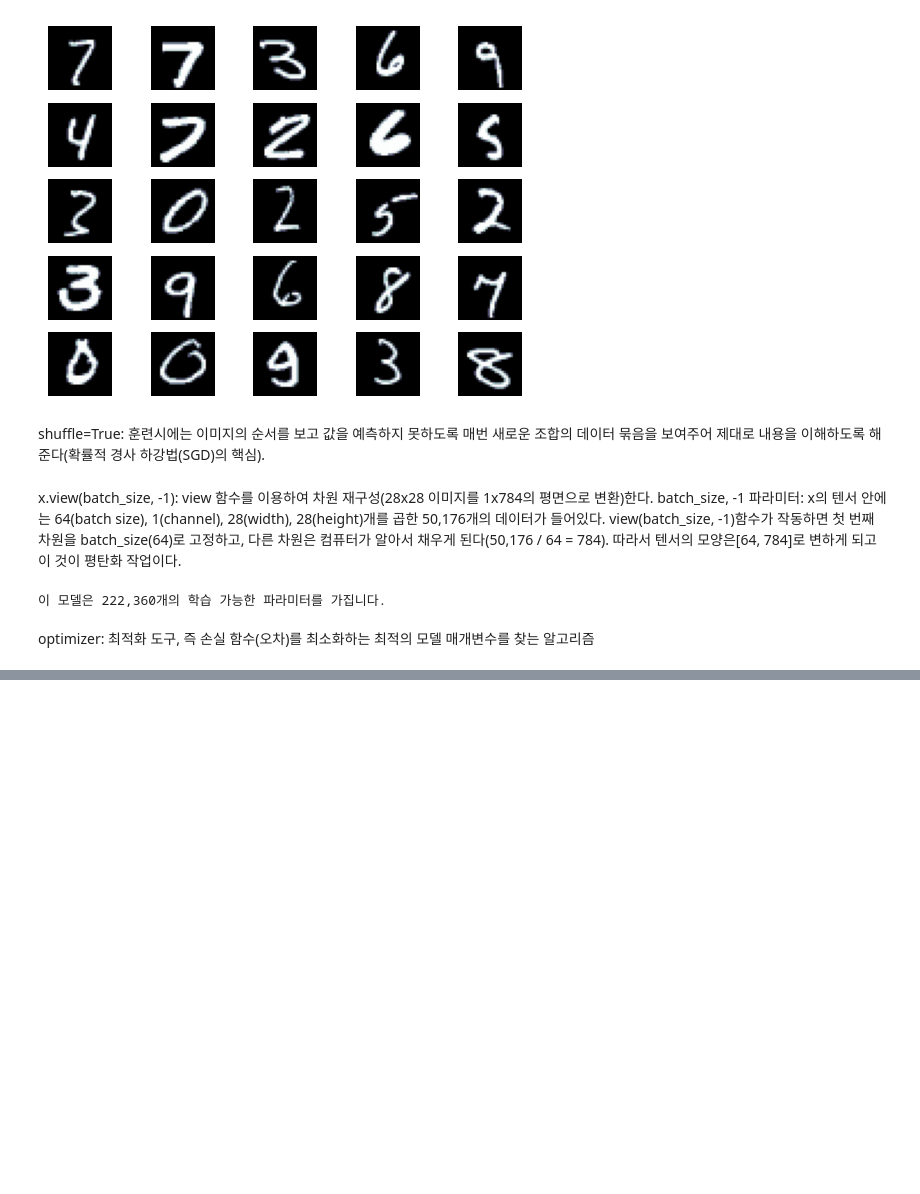
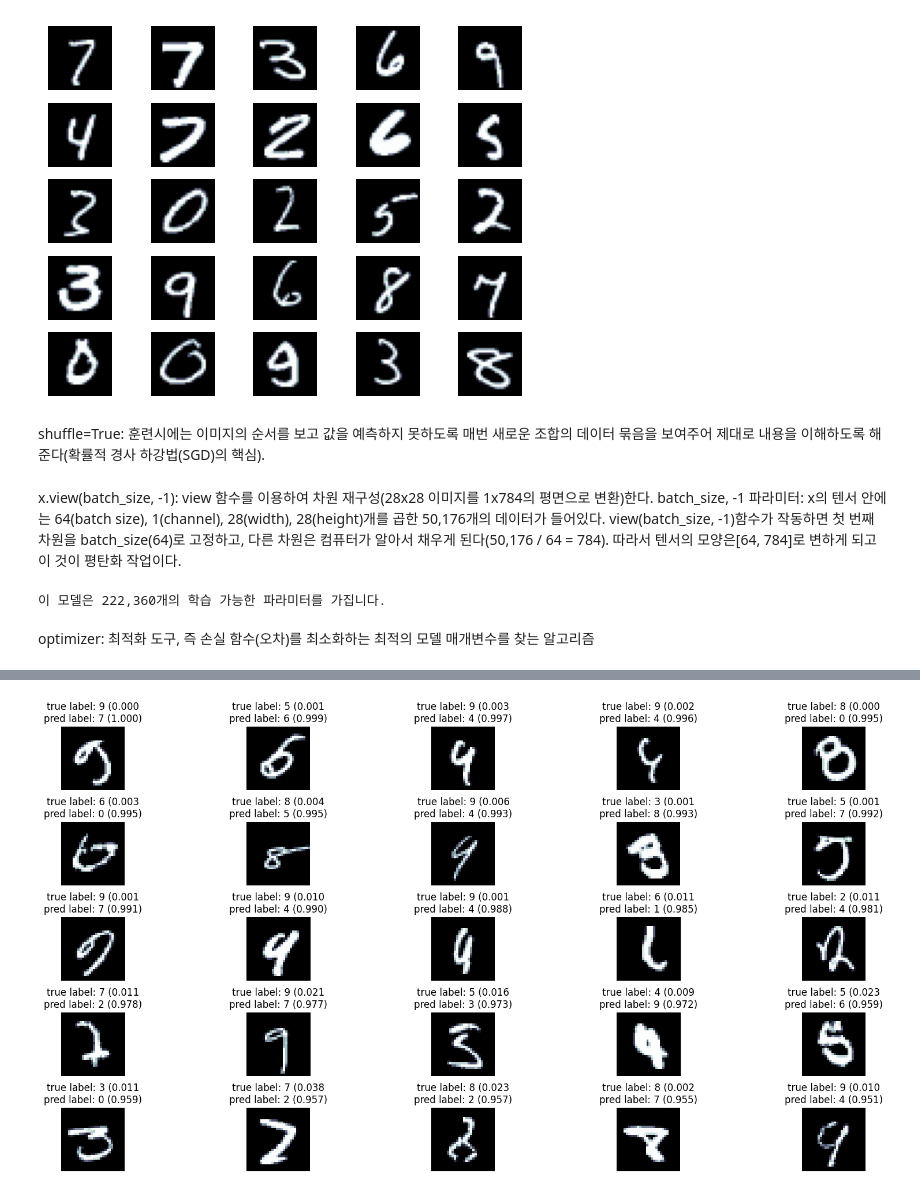
Before and after one commit to yueop/Classification-Practice, a Jupyter notebook: Classification_Practice.ipynb, the cells around one changed output, grey strips where cells are left out. Drawn from its saved outputs; the diff is of its cells as text; code cells hidden in the pictures; blank space fills up the shorter version.

```diff
--- a/Classification_Practice.ipynb
+++ b/Classification_Practice.ipynb
@@ -270,0 +434,38 @@ def train(model, iterator, optimizer, criterion, device):
+# %%
+#예측 정답 여부 확인
+corrects = torch.eq(labels, pred_labels)
+# %%
+#틀린 데이터 확인
+incorrect_examples = []
+
+for image, label, prob, correct in zip(images, labels, probs, corrects):
+    if not correct:
+        incorrect_examples.append((image, label, prob))
+
+incorrect_examples.sort(reverse=True, key=lambda x: torch.max(x[2], dim=0).values)
+# %%
+#틀린 데이터 시각화
+def plot_most_incorrect(incorrect, n_images):
+
+    #이미지의 크기만큼 그림판 생성
+    rows = int(np.sqrt(n_images))
+    cols = int(np.sqrt(n_images))
+
+    fig = plt.figure(figsize=(20,10)) #그림판 생성
+    for i in range(rows*cols): #이미지 크기만큼 반복
+        ax = fig.add_subplot(rows, cols, i+1) #서브플롯 생성
+        image, true_label, probs = incorrect[i]
+        true_prob = probs[true_label]
+        incorrect_prob, incorrect_label = torch.max(probs, dim=0)
+        ax.imshow(image.view(28, 28).cpu().numpy(), cmap='bone')
+        ax.set_title(f'true label: {true_label} ({true_prob:.3f}\n'
+                     f'pred label: {incorrect_label} ({incorrect_prob:.3f})')
+        ax.axis('off') #그래프 눈금 지우기
+    fig.subplots_adjust(hspace=0.5)
+# %%
+#확인
+N_IMAGES = 25
+
+plot_most_incorrect(incorrect_examples, N_IMAGES)
+# %% [output]
+[figure, added]
```
Also changed, not shown: parts of 19 cells of this notebook.
